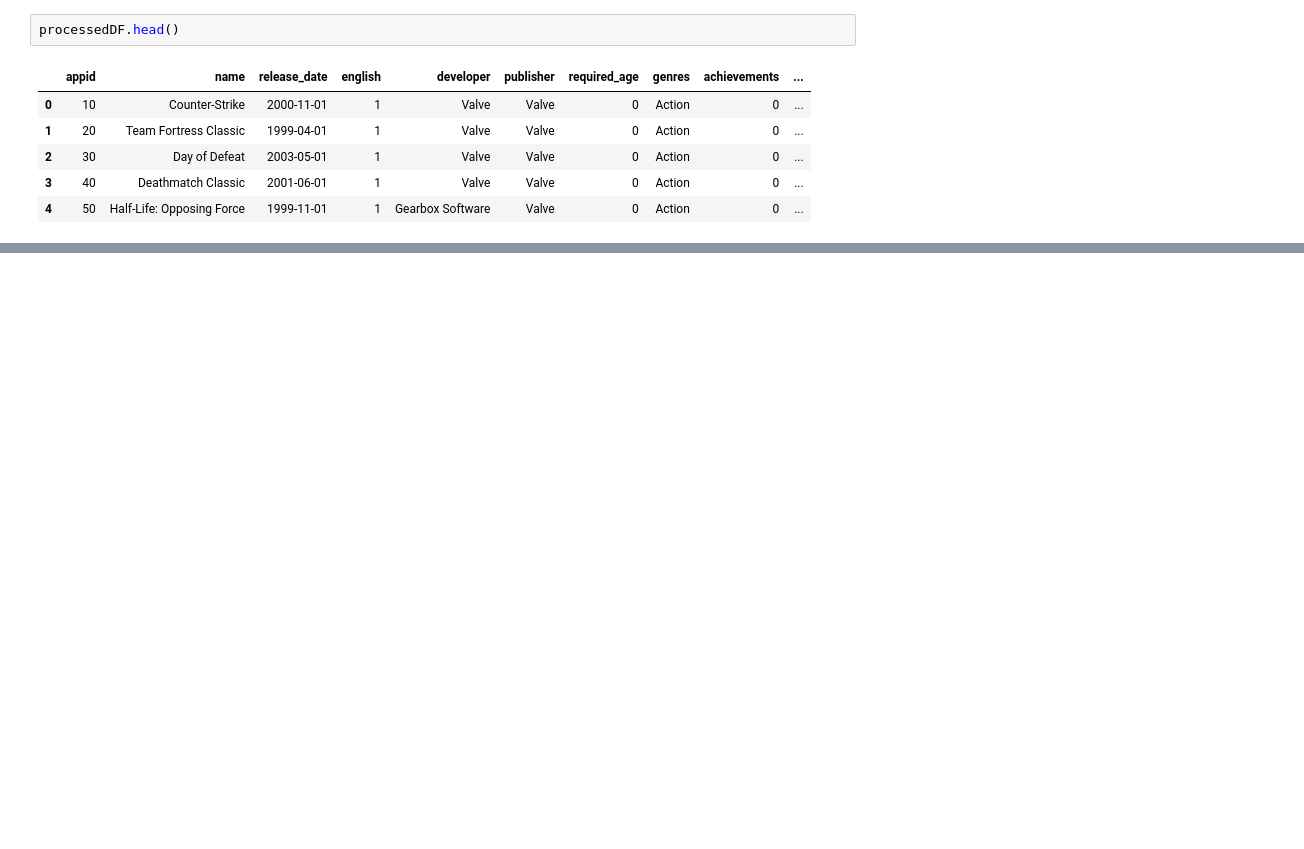
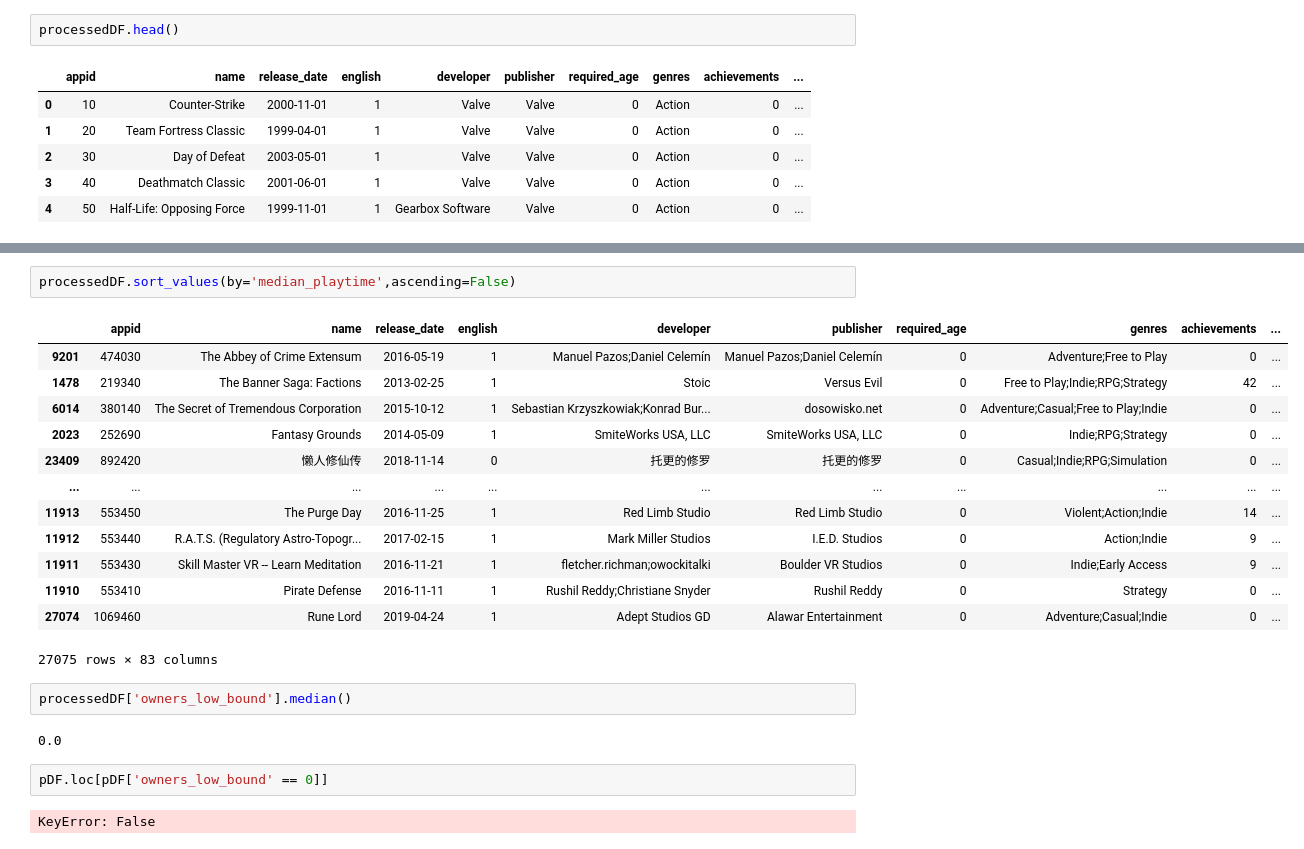
Before and after one commit to Emanum/TU_Visual_Data_Science, a Jupyter notebook: lab2/Steam-Analysis.ipynb, the cells around one changed output, grey strips where cells are left out. Cells and saved outputs as stored; diff of their text form; blank space fills up the shorter version.

```diff
--- a/lab2/Steam-Analysis.ipynb
+++ b/lab2/Steam-Analysis.ipynb
@@ -178,0 +230,24 @@ list(processedDF.columns)
+# %%
+processedDF.sort_values(by='median_playtime',ascending=False)
+# %% [output]
+|  | appid | name | release_date | english | developer | publisher | required_age | genres | achievements | ... |
+| 9201 | 474030 | The Abbey of Crime Extensum | 2016-05-19 | 1 | Manuel Pazos;Daniel Celemín | Manuel Pazos;Daniel Celemín | 0 | Adventure;Free to Play | 0 | ... |
+| 1478 | 219340 | The Banner Saga: Factions | 2013-02-25 | 1 | Stoic | Versus Evil | 0 | Free to Play;Indie;RPG;Strategy | 42 | ... |
+| 6014 | 380140 | The Secret of Tremendous Corporation | 2015-10-12 | 1 | Sebastian Krzyszkowiak;Konrad Bur... | dosowisko.net | 0 | Adventure;Casual;Free to Play;Indie | 0 | ... |
+| 2023 | 252690 | Fantasy Grounds | 2014-05-09 | 1 | SmiteWorks USA, LLC | SmiteWorks USA, LLC | 0 | Indie;RPG;Strategy | 0 | ... |
+| 23409 | 892420 | 懒人修仙传 | 2018-11-14 | 0 | 托更的修罗 | 托更的修罗 | 0 | Casual;Indie;RPG;Simulation | 0 | ... |
+| ... | ... | ... | ... | ... | ... | ... | ... | ... | ... | ... |
+| 11913 | 553450 | The Purge Day | 2016-11-25 | 1 | Red Limb Studio | Red Limb Studio | 0 | Violent;Action;Indie | 14 | ... |
+| 11912 | 553440 | R.A.T.S. (Regulatory Astro-Topogr... | 2017-02-15 | 1 | Mark Miller Studios | I.E.D. Studios | 0 | Action;Indie | 9 | ... |
+| 11911 | 553430 | Skill Master VR -- Learn Meditation | 2016-11-21 | 1 | fletcher.richman;owockitalki | Boulder VR Studios | 0 | Indie;Early Access | 9 | ... |
+| 11910 | 553410 | Pirate Defense | 2016-11-11 | 1 | Rushil Reddy;Christiane Snyder | Rushil Reddy | 0 | Strategy | 0 | ... |
+| 27074 | 1069460 | Rune Lord | 2019-04-24 | 1 | Adept Studios GD | Alawar Entertainment | 0 | Adventure;Casual;Indie | 0 | ... |
+27075 rows × 83 columns
+# %%
+processedDF['owners_low_bound'].median()
+# %% [output]
+0.0
+# %%
+pDF.loc[pDF['owners_low_bound' == 0]]
+# %% [output]
+KeyError: False
```
Also changed, not shown: parts of 10 cells of this notebook.
